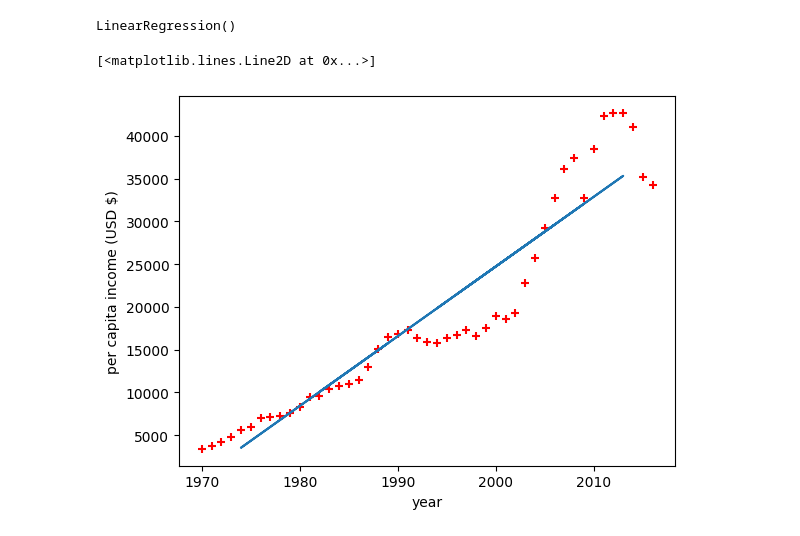
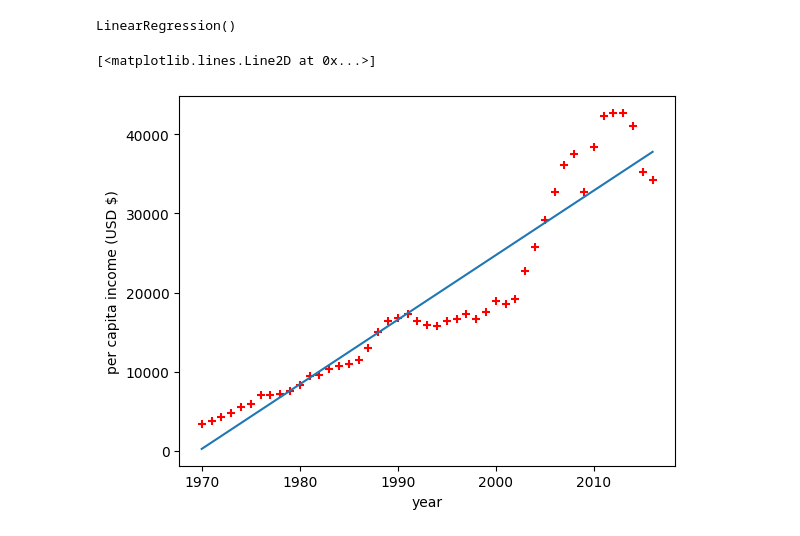
Before and after one commit to alimohtashim76/ML-practice, a Jupyter notebook: simple_linear_regression/Simple_linear_regression.ipynb, the cells around one changed output. Saved outputs shown, nothing was run; the diff lists cells and outputs as text; code cells hidden in the pictures.

```diff
--- a/simple_linear_regression/Simple_linear_regression.ipynb
+++ b/simple_linear_regression/Simple_linear_regression.ipynb
@@ -38,11 +38,11 @@ y_predict = model.predict(x)
 # %%
 
 %matplotlib inline
 
 plt.xlabel('year')
 plt.ylabel('per capita income (USD $)')
 plt.scatter(x, y, marker = '+', color = 'red')
-plt.plot(x_test, y_predict)
+plt.plot(x, y_predict)
 # %% [output]
 [<matplotlib.lines.Line2D at 0x...>]
-[figure, old version]
+[figure, new version]
```
Also changed, not shown: 4 other files.
